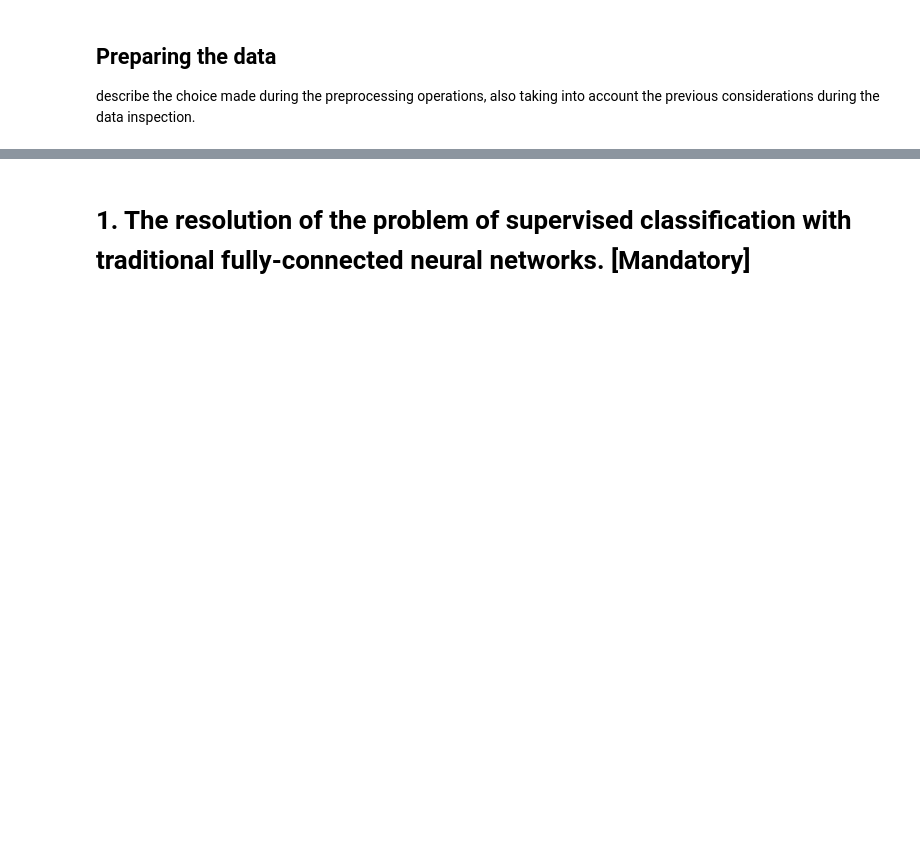
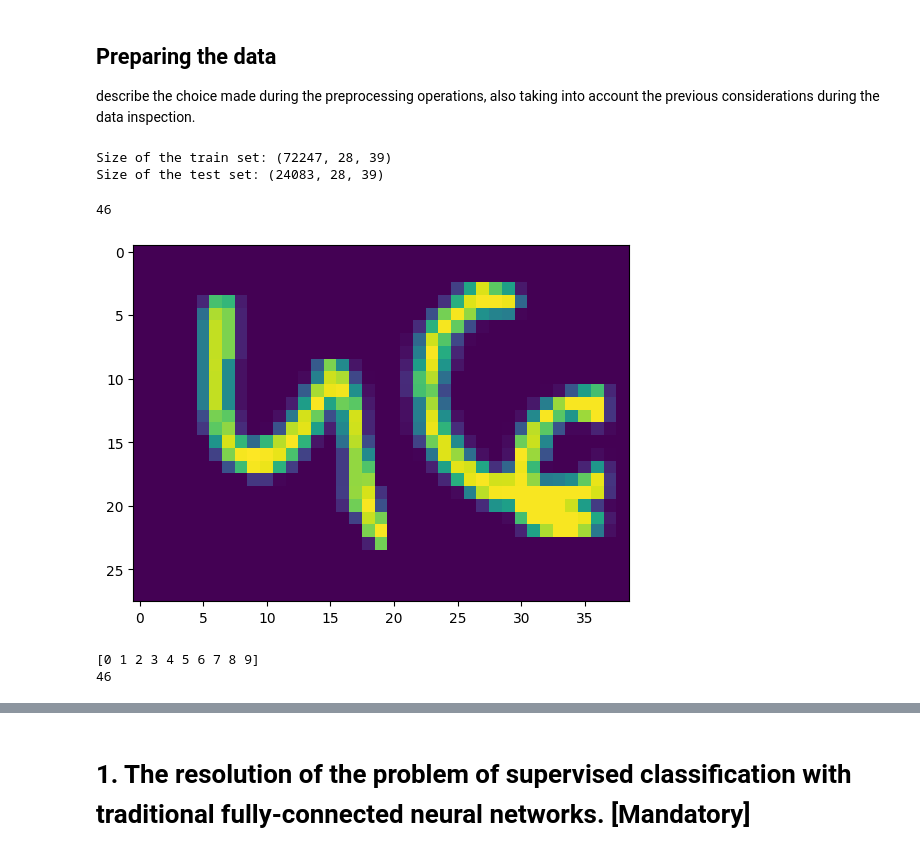
Before and after one commit to LucaPerf/Assignement-Advanced-ML, a Jupyter notebook: Assignment_2/mix.ipynb, the cells around one changed output, grey strips where cells are left out. Drawn from its saved outputs; the diff is of its cells as text; code cells hidden in the pictures; blank space fills up the shorter version.

```diff
--- a/Assignment_2/mix.ipynb
+++ b/Assignment_2/mix.ipynb
@@ -193,0 +196,31 @@ describe the choice made during the preprocessing operations, also taking into a
+# %%
+print('Size of the train set:', x_train.shape)
+print('Size of the test set:', x_test.shape)
+# %% [output]
+Size of the train set: (72247, 28, 39)
+Size of the test set: (24083, 28, 39)
+# %%
+x_train = x_train.reshape(72247, 28 * 39)
+x_test = x_test.reshape(24083, 28 * 39)
+# %%
+# Normalizzazione: se le immagini hanno valori tra 0 e 255, dividi per 255
+x_train = x_train / 255
+x_test = x_test / 255
+
+#normalizziamo perchè così rendiamo i valori tra 0 e 255 li abbiamo scalati
+# a 0 e 1 dividendo per 255, rendendo l'addestrametno del modello più stabile
+# e efficiente
+# %%
+x_train, x_val, y_train, y_val = train_test_split(x_train, y_train)
+# %%
+plt.imshow(x_train[6].reshape(28, 39))
+y_train[6]
+# %% [output]
+46
+[figure, added]
+# %%
+print(np.asarray(range(10)))
+print(y_train[6].astype('int'))
+# %% [output]
+[0 1 2 3 4 5 6 7 8 9]
+46
```
Also changed, not shown: parts of 23 cells of this notebook.
